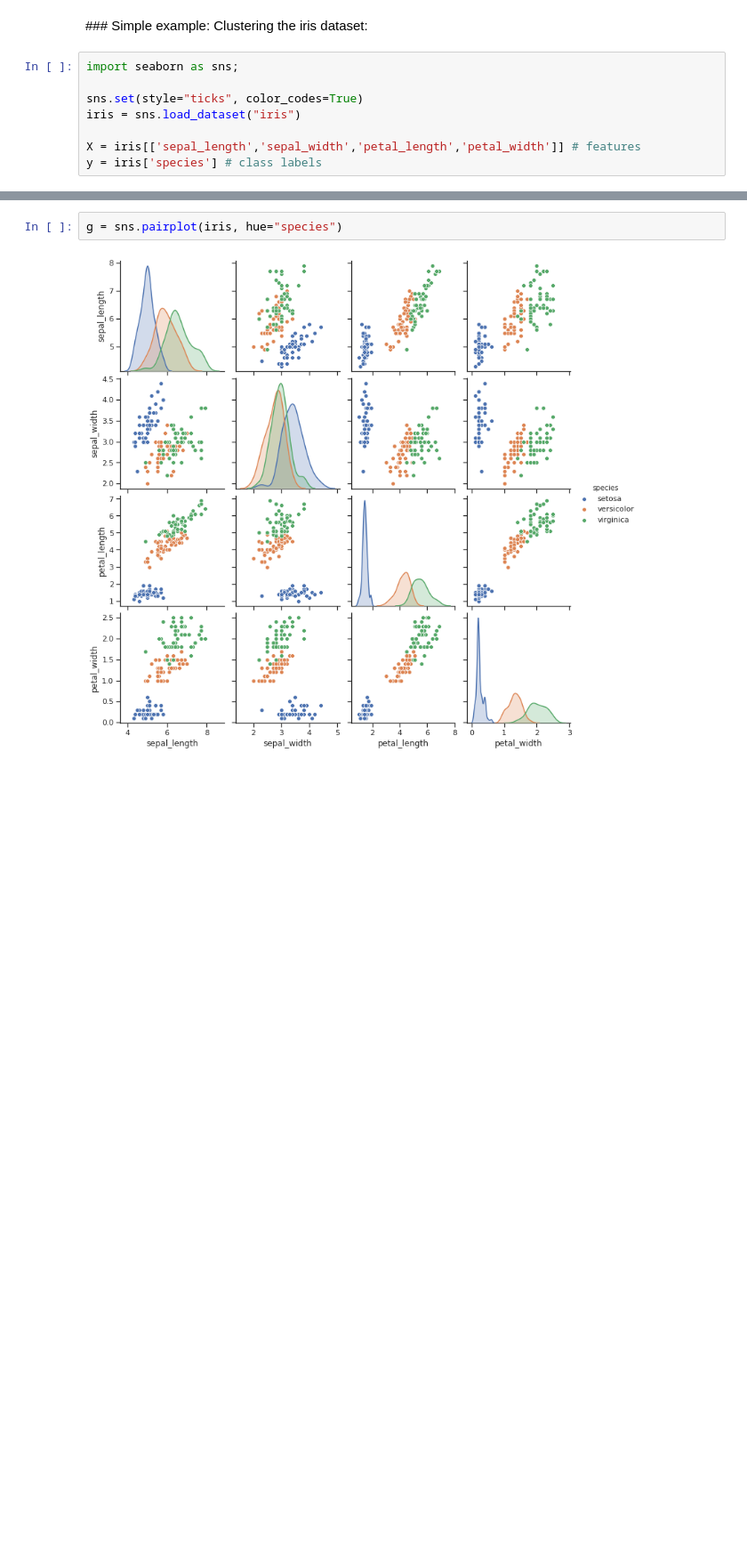
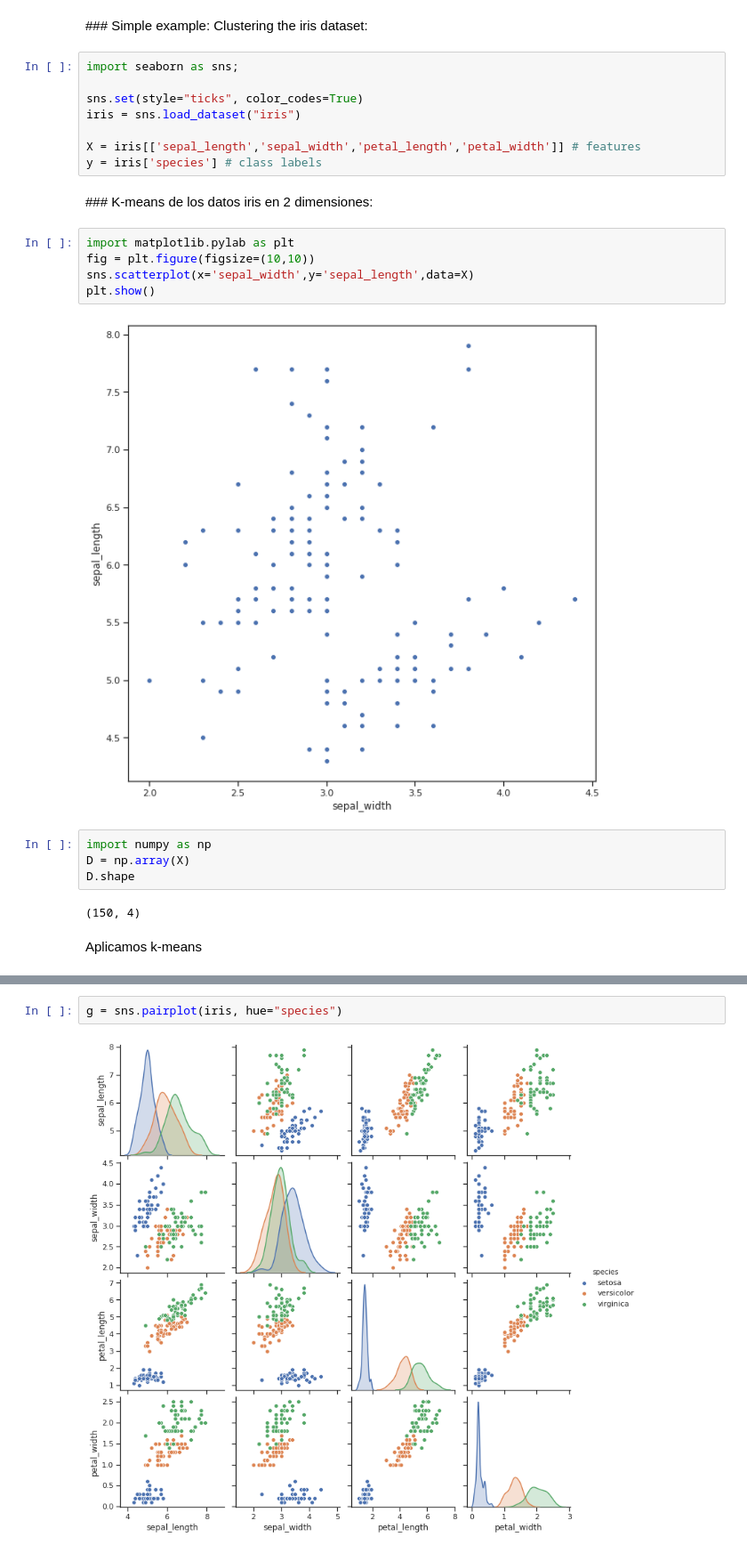
Before and after one commit to raulbenitez/postgrau_IML_exploratory, a Jupyter notebook: CLUSTERING/Clustering algorithms.ipynb, the cells around one changed output, grey strips where cells are left out. Shown at 89% size. Drawn from its saved outputs; the diff is of its cells as text; blank space fills up the shorter version.

```diff
--- a/CLUSTERING/Clustering algorithms.ipynb
+++ b/CLUSTERING/Clustering algorithms.ipynb
@@ -25,3 +74,20 @@ iris = sns.load_dataset("iris")
 
 X = iris[['sepal_length','sepal_width','petal_length','petal_width']] # features
 y = iris['species'] # class labels
+# %% [markdown]
+### K-means de los datos iris en 2 dimensiones:
+# %%
+import matplotlib.pylab as plt
+fig = plt.figure(figsize=(10,10))
+sns.scatterplot(x='sepal_width',y='sepal_length',data=X)
+plt.show()
+# %% [output]
+[figure, added]
+# %%
+import numpy as np
+D = np.array(X)
+D.shape
+# %% [output]
+(150, 4)
+# %% [markdown]
+Aplicamos k-means
```
Also changed, not shown: parts of 15 cells of this notebook.
